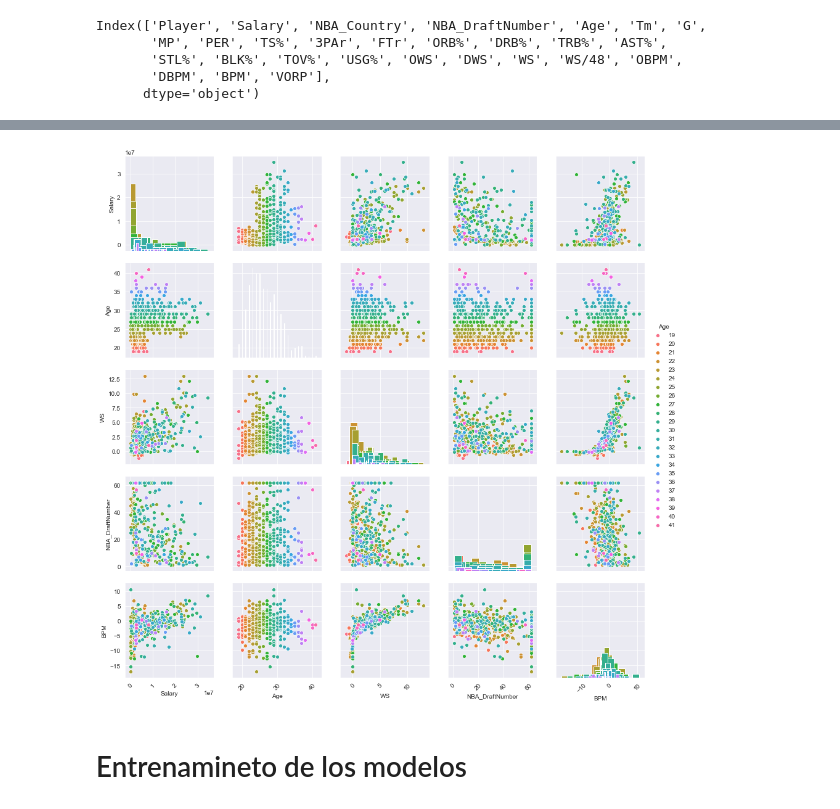
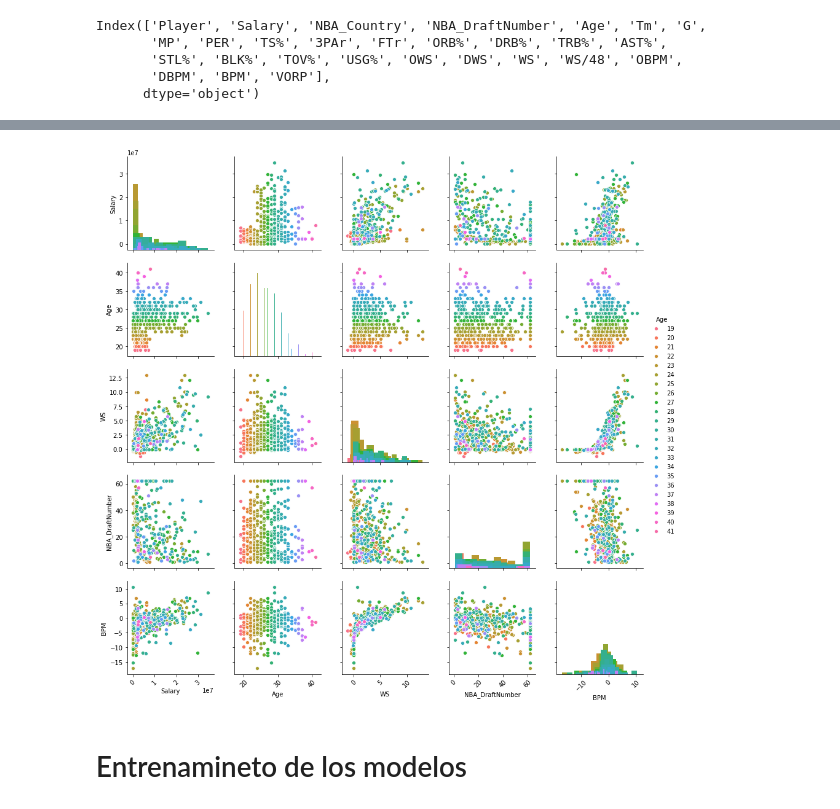
Before and after one commit to NicolasB2/NBA_Salaries, a Jupyter notebook: NBA Salary.ipynb, the cells around one changed output, grey strips where cells are left out. Drawn from its saved outputs; the diff is of its cells as text; code cells hidden in the pictures.

```diff
--- a/NBA Salary.ipynb
+++ b/NBA Salary.ipynb
@@ -542,11 +541,10 @@ ax=sn.regplot(x='BPM',y='Salary',data=data)
 # %%
-sn.set_style('darkgrid')
 data_copy = data[['Salary','Age','WS','NBA_DraftNumber','BPM']]
 graph = sn.pairplot(data_copy,hue='Age',diag_kind="hist")
 for ax in graph.axes.flat:
     plt.setp(ax.get_xticklabels(),rotation=45)
 # %% [output]
-[figure, old version]
+[figure, new version]
 # %%
 pca = decomposition.PCA(n_components=3)
 # %% [markdown]
```
Also changed, not shown: parts of 40 cells of this notebook.
